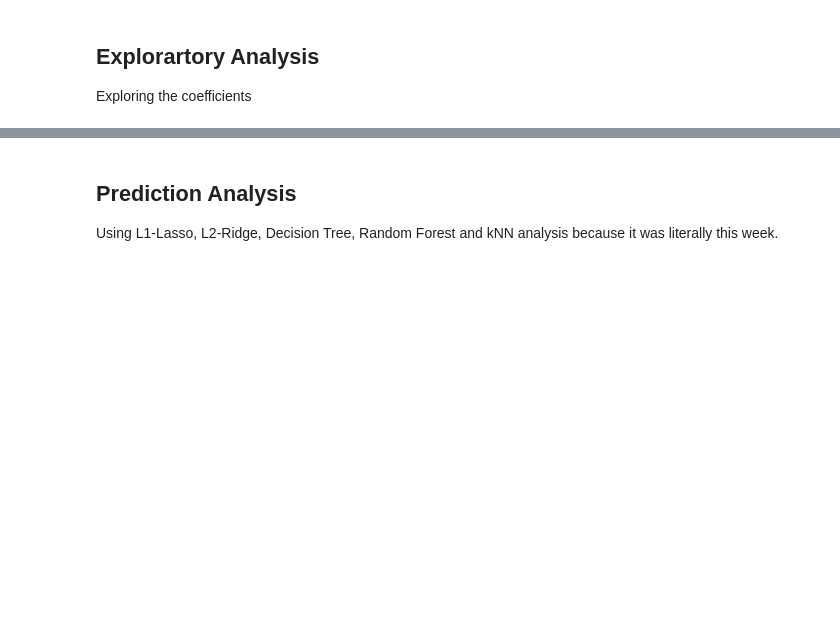
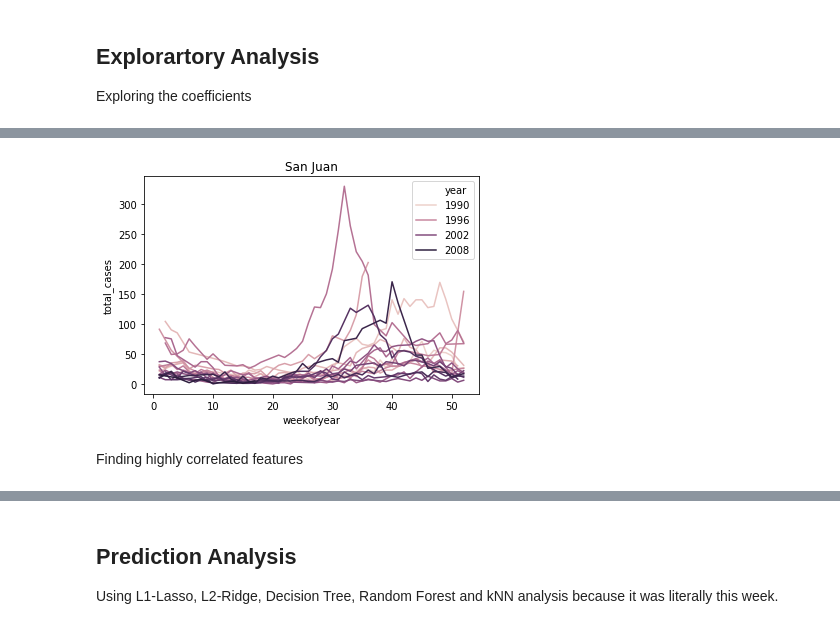
Before and after one commit to GaeaStorm/DengAI-Challenge, a Jupyter notebook: explore.ipynb, the cells around one changed output, grey strips where cells are left out. Drawn from its saved outputs; the diff is of its cells as text; code cells hidden in the pictures; blank space fills up the shorter version.

```diff
--- a/explore.ipynb
+++ b/explore.ipynb
@@ -88,0 +102,7 @@ Exploring the coefficients
+# %%
+ax = sns.lineplot(x="weekofyear", y="total_cases", hue="year",data = train_set[train_set.city == 1]);
+ax.set_title('San Juan');
+# %% [output]
+[figure, added]
+# %% [markdown]
+Finding highly correlated features
```
Also changed, not shown: parts of 4 cells of this notebook.
